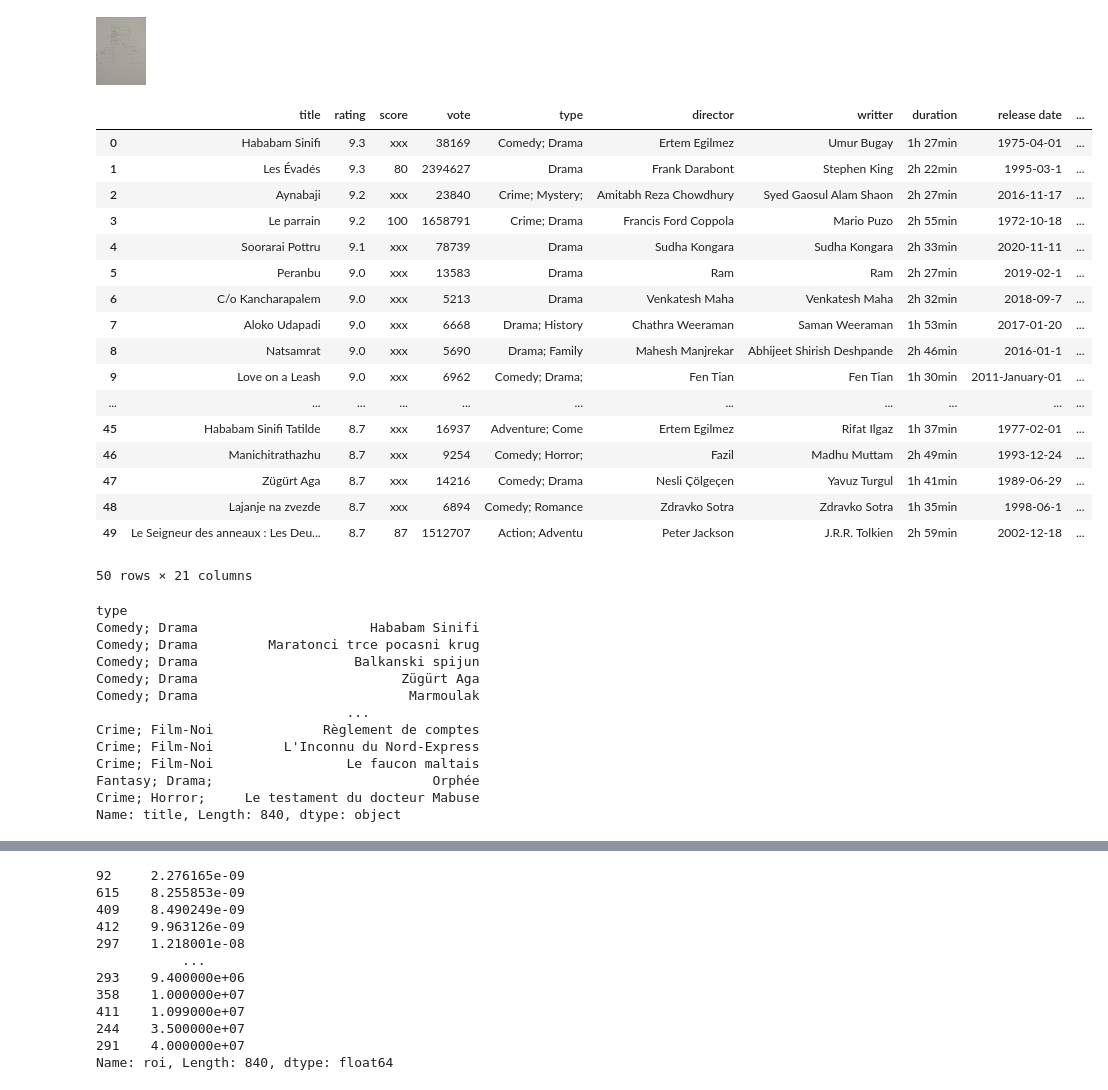
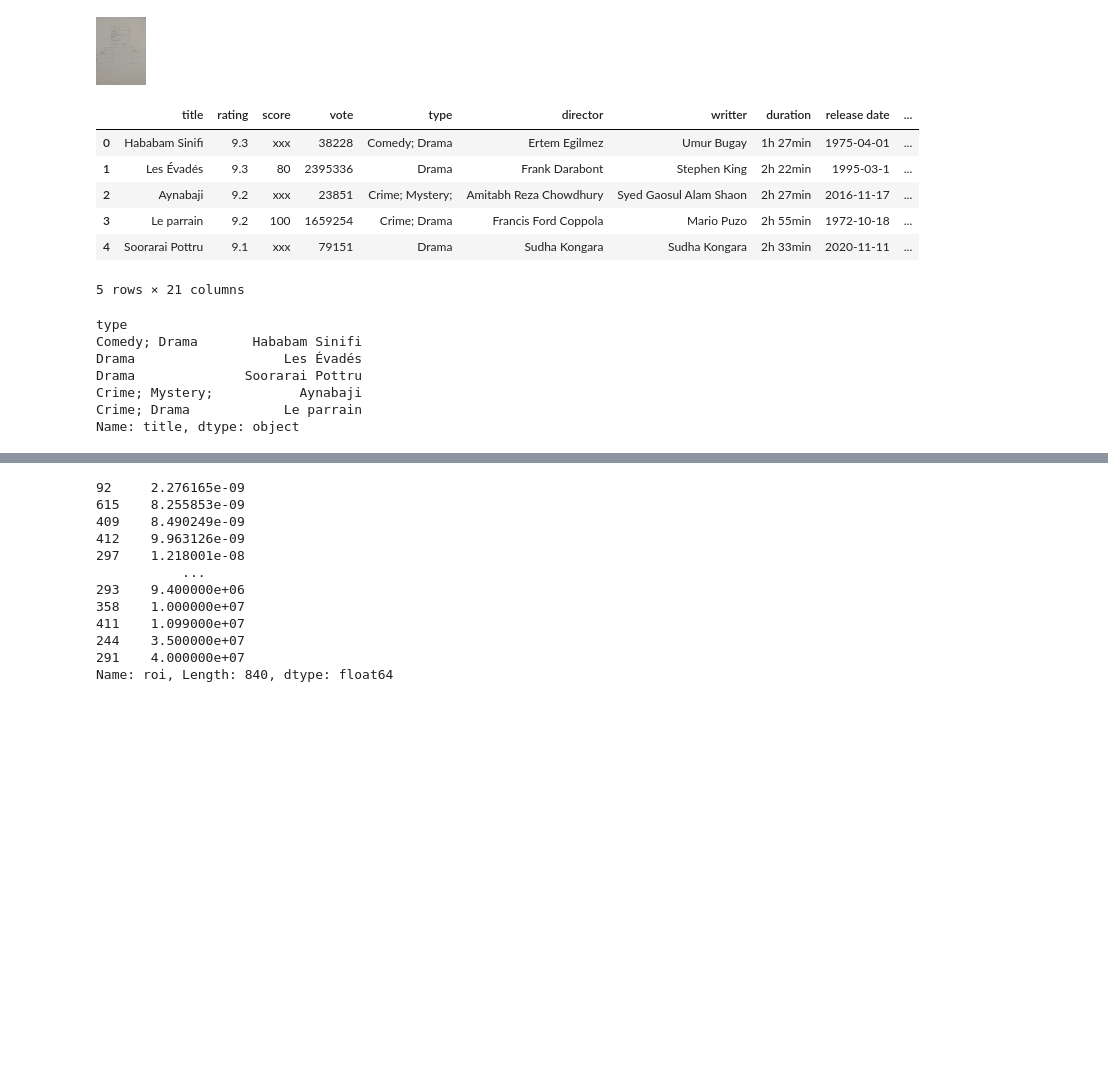
Before and after one commit to amoungui/imb_scraping_project, a Jupyter notebook: index.ipynb, the cells around one changed output, grey strips where cells are left out. Saved outputs shown, nothing was run; the diff lists cells and outputs as text; code cells hidden in the pictures; blank space fills up the shorter version.

```diff
--- a/index.ipynb
+++ b/index.ipynb
@@ -14,28 +14,17 @@ import numpy as np
 import seaborn as sns
 import matplotlib.pyplot as plt
 # %%
-df = pd.read_csv("data/dataset0.csv")
+df = pd.read_csv("data/dataset.csv")
 # %%
-df.head(50) #
+df.head(5) #
 # %% [output]
 |  | title | rating | score | vote | type | director | writter | duration | release date | ... |
-| 0 | Hababam Sinifi | 9.3 | xxx | 38169 | Comedy; Drama | Ertem Egilmez | Umur Bugay | 1h 27min | 1975-04-01 | ... |
-| 1 | Les Évadés | 9.3 | 80 | 2394627 | Drama | Frank Darabont | Stephen King | 2h 22min | 1995-03-1 | ... |
-| 2 | Aynabaji | 9.2 | xxx | 23840 | Crime; Mystery; | Amitabh Reza Chowdhury | Syed Gaosul Alam Shaon | 2h 27min | 2016-11-17 | ... |
-| 3 | Le parrain | 9.2 | 100 | 1658791 | Crime; Drama | Francis Ford Coppola | Mario Puzo | 2h 55min | 1972-10-18 | ... |
-| 4 | Soorarai Pottru | 9.1 | xxx | 78739 | Drama | Sudha Kongara | Sudha Kongara | 2h 33min | 2020-11-11 | ... |
-| 5 | Peranbu | 9.0 | xxx | 13583 | Drama | Ram | Ram | 2h 27min | 2019-02-1 | ... |
-| 6 | C/o Kancharapalem | 9.0 | xxx | 5213 | Drama | Venkatesh Maha | Venkatesh Maha | 2h 32min | 2018-09-7 | ... |
-| 7 | Aloko Udapadi | 9.0 | xxx | 6668 | Drama; History | Chathra Weeraman | Saman Weeraman | 1h 53min | 2017-01-20 | ... |
-| 8 | Natsamrat | 9.0 | xxx | 5690 | Drama; Family | Mahesh Manjrekar | Abhijeet Shirish Deshpande | 2h 46min | 2016-01-1 | ... |
-| 9 | Love on a Leash | 9.0 | xxx | 6962 | Comedy; Drama; | Fen Tian | Fen Tian | 1h 30min | 2011-January-01 | ... |
-| ... | ... | ... | ... | ... | ... | ... | ... | ... | ... | ... |
-| 45 | Hababam Sinifi Tatilde | 8.7 | xxx | 16937 | Adventure; Come | Ertem Egilmez | Rifat Ilgaz | 1h 37min | 1977-02-01 | ... |
-| 46 | Manichitrathazhu | 8.7 | xxx | 9254 | Comedy; Horror; | Fazil | Madhu Muttam | 2h 49min | 1993-12-24 | ... |
-| 47 | Zügürt Aga | 8.7 | xxx | 14216 | Comedy; Drama | Nesli Çölgeçen | Yavuz Turgul | 1h 41min | 1989-06-29 | ... |
-| 48 | Lajanje na zvezde | 8.7 | xxx | 6894 | Comedy; Romance | Zdravko Sotra | Zdravko Sotra | 1h 35min | 1998-06-1 | ... |
-| 49 | Le Seigneur des anneaux : Les Deu... | 8.7 | 87 | 1512707 | Action; Adventu | Peter Jackson | J.R.R. Tolkien | 2h 59min | 2002-12-18 | ... |
+| 0 | Hababam Sinifi | 9.3 | xxx | 38228 | Comedy; Drama | Ertem Egilmez | Umur Bugay | 1h 27min | 1975-04-01 | ... |
+| 1 | Les Évadés | 9.3 | 80 | 2395336 | Drama | Frank Darabont | Stephen King | 2h 22min | 1995-03-1 | ... |
+| 2 | Aynabaji | 9.2 | xxx | 23851 | Crime; Mystery; | Amitabh Reza Chowdhury | Syed Gaosul Alam Shaon | 2h 27min | 2016-11-17 | ... |
+| 3 | Le parrain | 9.2 | 100 | 1659254 | Crime; Drama | Francis Ford Coppola | Mario Puzo | 2h 55min | 1972-10-18 | ... |
+| 4 | Soorarai Pottru | 9.1 | xxx | 79151 | Drama | Sudha Kongara | Sudha Kongara | 2h 33min | 2020-11-11 | ... |
-50 rows × 21 columns
+5 rows × 21 columns
 # %%
 ## 1. Distribution des films par catégorie
 # %%
@@ -44,18 +33,12 @@ data = data.set_index('type')
 data.groupby('type')['title'].apply(lambda x: x)
 # %% [output]
 type
-Comedy; Drama                      Hababam Sinifi
-Comedy; Drama         Maratonci trce pocasni krug
-Comedy; Drama                    Balkanski spijun
-Comedy; Drama                          Zügürt Aga
-Comedy; Drama                           Marmoulak
-                                ...
-Crime; Film-Noi              Règlement de comptes
-Crime; Film-Noi         L'Inconnu du Nord-Express
-Crime; Film-Noi                 Le faucon maltais
-Fantasy; Drama;                            Orphée
-Crime; Horror;     Le testament du docteur Mabuse
-Name: title, Length: 840, dtype: object
+Comedy; Drama       Hababam Sinifi
+Drama                   Les Évadés
+Drama              Soorarai Pottru
+Crime; Mystery;           Aynabaji
+Crime; Drama            Le parrain
+Name: title, dtype: object
 # %%
 ## 2. Top 50 des budgets des films
 data = df
```
Also changed, not shown: parts of 13 cells of this notebook, 6 other files.
